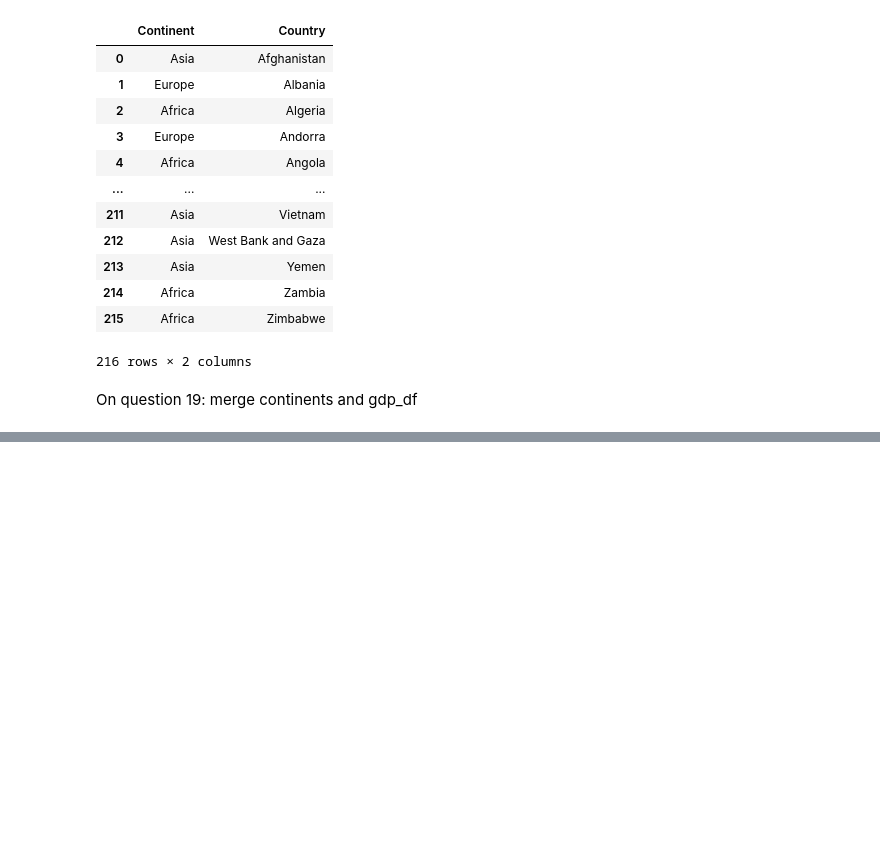
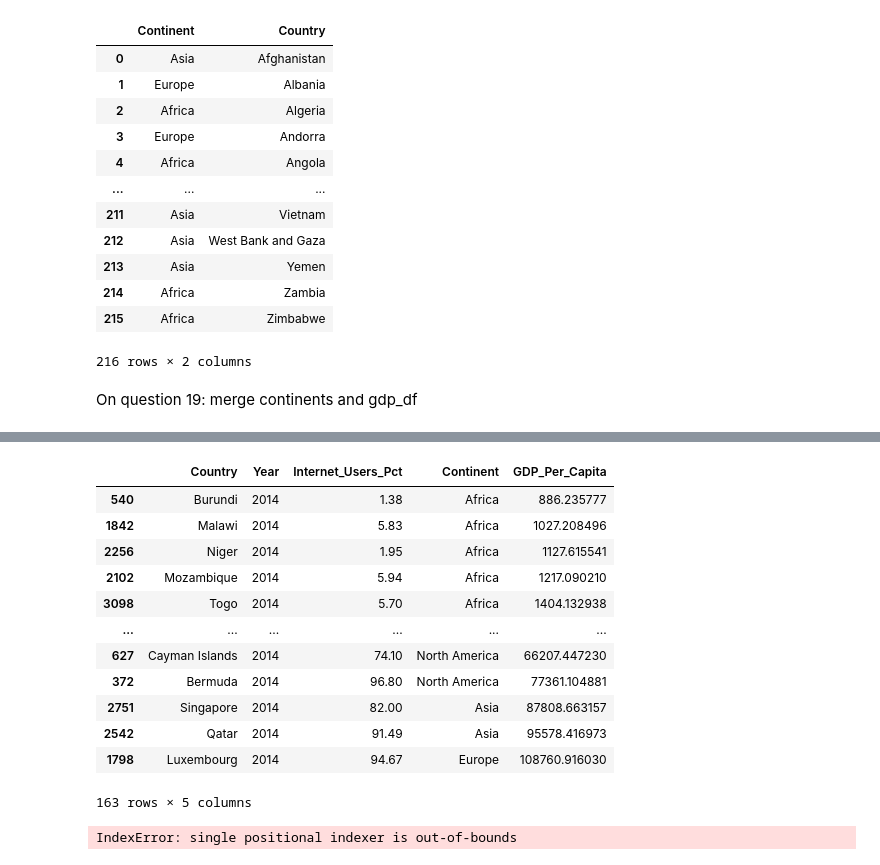
Before and after one commit to nss-data-science-cohort-5/un_exploration-jcrando, a Jupyter notebook: notebooks/un_exploration-.ipynb, the cells around one changed output, grey strips where cells are left out. Drawn from its saved outputs; the diff is of its cells as text; code cells hidden in the pictures; blank space fills up the shorter version.

```diff
--- a/notebooks/un_exploration-.ipynb
+++ b/notebooks/un_exploration-.ipynb
@@ -561,0 +560,2 @@ df.drop(df.index[[1,3]]
+# %%
+internet_df["Internet_Users_Pct"]= pd.to_numeric(internet_df['Internet_Users_Pct'])
@@ -561,0 +592,4 @@ df.drop(df.index[[1,3]]
+# %%
+internet_df['Year']=pd.to_numeric(internet_df['Year'])
+# %%
+gdp_and_internet_use=pd.merge(internet_df, gdp_df,  on= ['Country','Year'])
@@ -561,0 +603,2 @@ df.drop(df.index[[1,3]]
+# %%
+gdp_and_internet_use_2014 =gdp_and_internet_use[gdp_and_internet_use['Year']==2014]
@@ -561,0 +613,16 @@ df.drop(df.index[[1,3]]
+# %%
+gdp_and_internet_use_2014.sort_values('GDP_Per_Capita')
+# %% [output]
+|  | Country | Year | Internet_Users_Pct | Continent | GDP_Per_Capita |
+| 540 | Burundi | 2014 | 1.38 | Africa | 886.235777 |
+| 1842 | Malawi | 2014 | 5.83 | Africa | 1027.208496 |
+| 2256 | Niger | 2014 | 1.95 | Africa | 1127.615541 |
+| 2102 | Mozambique | 2014 | 5.94 | Africa | 1217.090210 |
+| 3098 | Togo | 2014 | 5.70 | Africa | 1404.132938 |
+| ... | ... | ... | ... | ... | ... |
+| 627 | Cayman Islands | 2014 | 74.10 | North America | 66207.447230 |
+| 372 | Bermuda | 2014 | 96.80 | North America | 77361.104881 |
+| 2751 | Singapore | 2014 | 82.00 | Asia | 87808.663157 |
+| 2542 | Qatar | 2014 | 91.49 | Asia | 95578.416973 |
+| 1798 | Luxembourg | 2014 | 94.67 | Europe | 108760.916030 |
+163 rows × 5 columns
@@ -561,0 +631,4 @@ df.drop(df.index[[1,3]]
+# %%
+gdp_and_internet_use_2014_lean[]
+# %% [output]
+IndexError: single positional indexer is out-of-bounds
```
Also changed, not shown: parts of 62 cells of this notebook.
